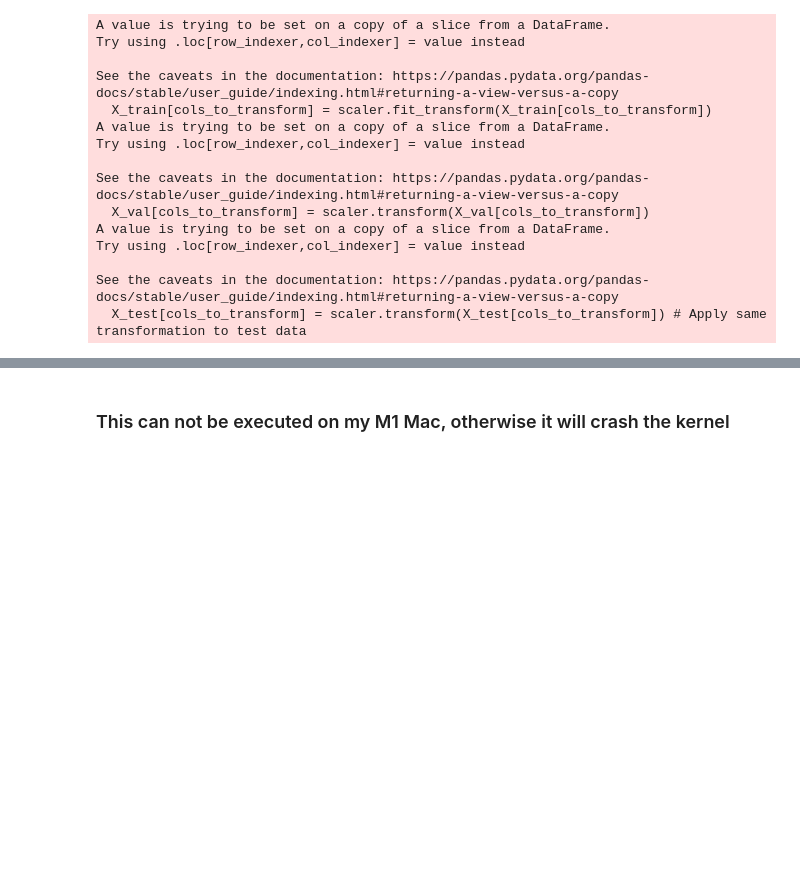
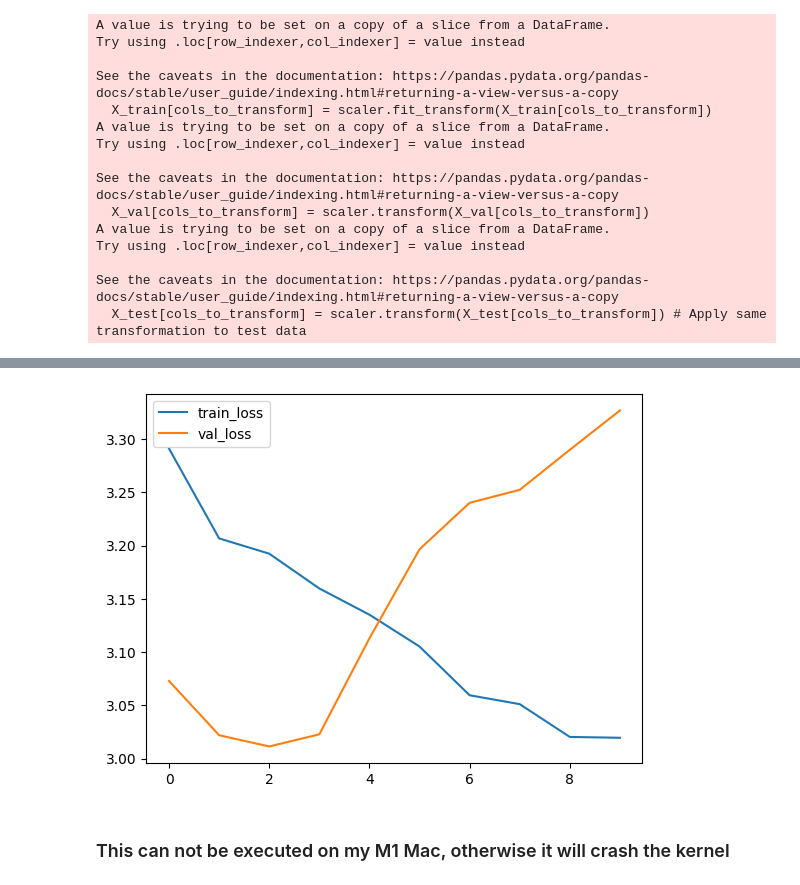
Before and after one commit to Edison9489/TTEAnalysis, a Jupyter notebook: experiments/Baselines_test.ipynb, the cells around one changed output, grey strips where cells are left out. Saved outputs shown, nothing was run; the diff lists cells and outputs as text; code cells hidden in the pictures; blank space fills up the shorter version.

```diff
--- a/experiments/Baselines_test.ipynb
+++ b/experiments/Baselines_test.ipynb
@@ -217,0 +249,10 @@ OMP: Info #276: omp_set_nested routine deprecated, please use omp_set_max_active
+# %%
+deepsurv_model.optimizer.set_lr(0.01)
+# %%
+epochs = 10
+callbacks = [tt.callbacks.EarlyStopping()]
+verbose = True
+# %%
+%%time
+log = deepsurv_model.fit(X_train, y_train, batch_size, epochs, callbacks, verbose,
+                val_data=val, val_batch_size=batch_size)
@@ -217,0 +272,4 @@ OMP: Info #276: omp_set_nested routine deprecated, please use omp_set_max_active
+# %%
+_ = log.plot()
+# %% [output]
+[figure, added]
```
Also changed, not shown: parts of 28 cells of this notebook, 1 other file.
